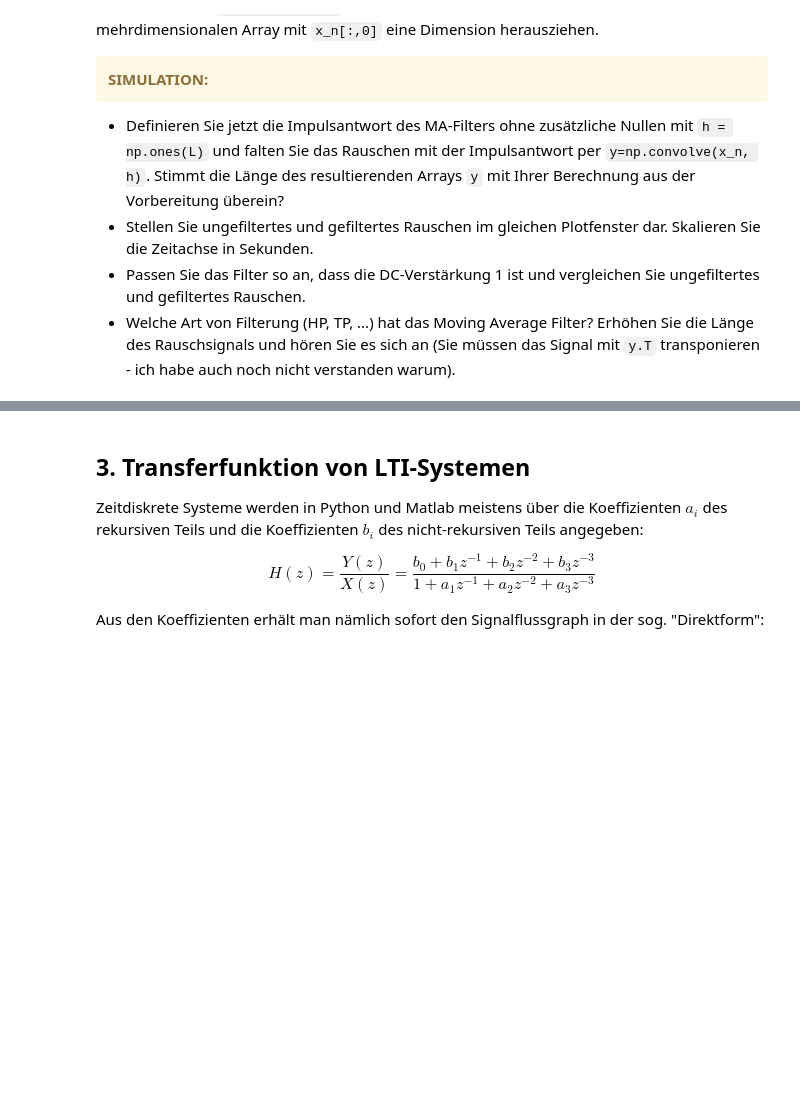
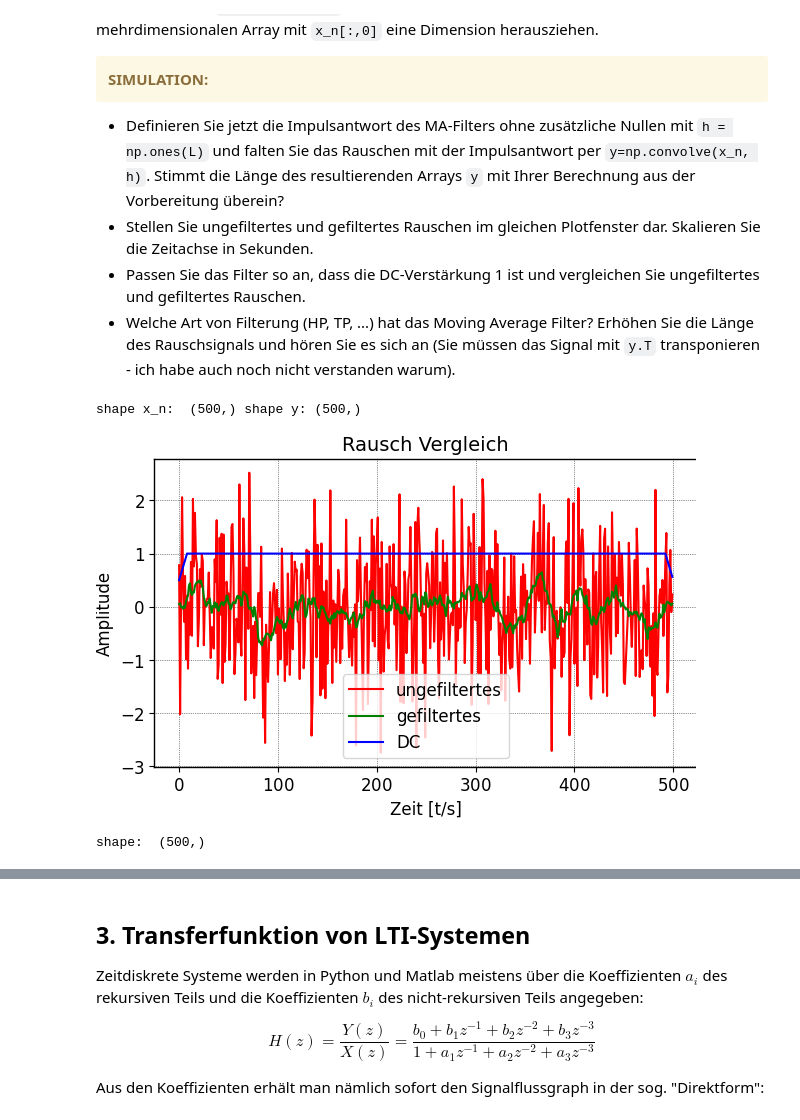
Before and after one commit to Eg0st/digitalesignalverarbeitung, a Jupyter notebook: notebooks/00_LAB/LAB_1.ipynb, the cells around one changed output, grey strips where cells are left out. Saved outputs shown, nothing was run; the diff lists cells and outputs as text; code cells hidden in the pictures; blank space fills up the shorter version.

```diff
--- a/notebooks/00_LAB/LAB_1.ipynb
+++ b/notebooks/00_LAB/LAB_1.ipynb
@@ -253,0 +308,40 @@ y = np.convolve(x_n, h)
+# %%
+L = 16
+x_n = np.squeeze(np.random.randn(500,1))
+t = np.arange(len(x_n))
+
+#Filter erstellen
+h = np.ones(L) # MA-filter mit Länge L - setzen Sie den passenden Zahlenwert ein
+h = h/16 #DC Verstärkung /16
+
+#Signal filtern
+y = np.convolve(x_n, h, mode = "same")
+y_0 = np.convolve(np.ones(len(x_n)), h, mode = "same")
+
+#Shape and print
+print("shape x_n: ", np.shape(x_n), "shape y:", np.shape(y))
+
+#Ploten
+plt.plot(t, x_n, color='r', label='ungefiltertes')
+plt.plot(t, y, color='g', label='gefiltertes')
+plt.plot(t, y_0, color='b', label='DC')
+
+# Naming the x-axis, y-axis and the whole graph
+plt.ylabel("Amplitude")
+plt.xlabel("Zeit [t/s]")
+plt.title("Rausch Vergleich")
+
+# Adding legend, which helps us recognize the curve according to it's color
+plt.legend()
+
+# To load the display window
+plt.show()
+
+#Audio wiedergabe
+
+print("shape: ", np.shape(y))
+display(Audio(data=y.T, rate=16000))
+# %% [output]
+shape x_n:  (500,) shape y: (500,)
+[figure, added]
+shape:  (500,)
```
Also changed, not shown: parts of 18 cells of this notebook, 3 other files.
